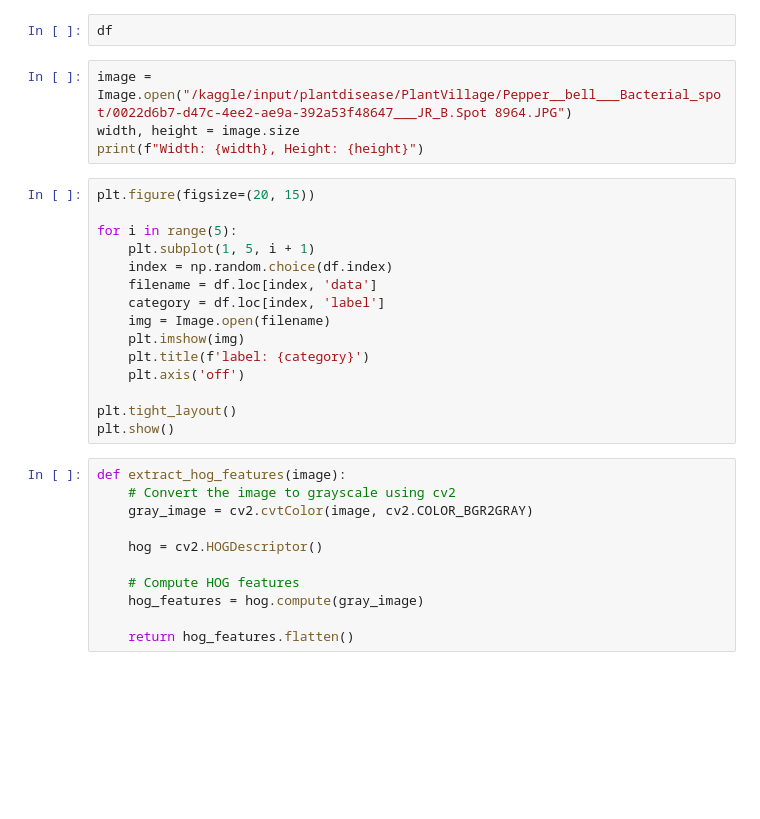
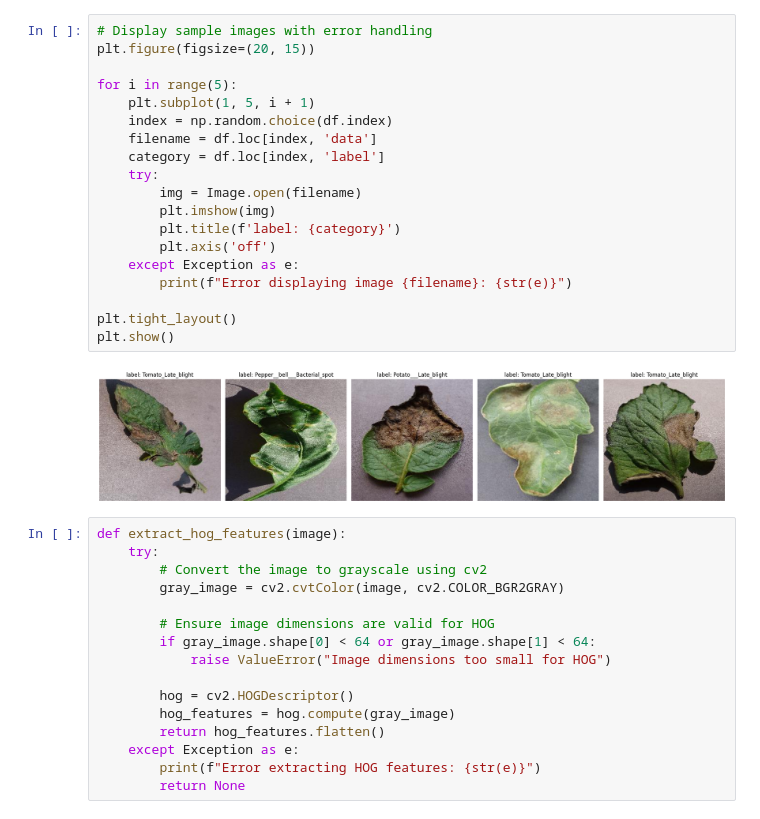
Before and after one commit to Janet-Pushpa/Plant-disease-detection, a Jupyter notebook: plantvillage-classification.ipynb, the cells around one changed output. Cells and saved outputs as stored; diff of their text form; blank space fills up the shorter version.

```diff
--- a/plantvillage-classification.ipynb
+++ b/plantvillage-classification.ipynb
@@ -46,34 +81,39 @@ df = pd.DataFrame({'data': data, 'label': labels})
-# %%
-df
-# %%
-image = Image.open("/kaggle/input/plantdisease/PlantVillage/Pepper__bell___Bacterial_spot/0022d6b7-d47c-4ee2-ae9a-392a53f48647___JR_B.Spot 8964.JPG")
-width, height = image.size
-print(f"Width: {width}, Height: {height}")
 # %%
+# Display sample images with error handling
 plt.figure(figsize=(20, 15))
 
 for i in range(5):
     plt.subplot(1, 5, i + 1)
     index = np.random.choice(df.index)
     filename = df.loc[index, 'data']
     category = df.loc[index, 'label']
-    img = Image.open(filename)
-    plt.imshow(img)
-    plt.title(f'label: {category}')
-    plt.axis('off')
+    try:
+        img = Image.open(filename)
+        plt.imshow(img)
+        plt.title(f'label: {category}')
+        plt.axis('off')
+    except Exception as e:
+        print(f"Error displaying image {filename}: {str(e)}")
 
 plt.tight_layout()
 plt.show()
+# %% [output]
+[figure, added]
 # %%
 def extract_hog_features(image):
-    # Convert the image to grayscale using cv2
-    gray_image = cv2.cvtColor(image, cv2.COLOR_BGR2GRAY)
+    try:
+        # Convert the image to grayscale using cv2
+        gray_image = cv2.cvtColor(image, cv2.COLOR_BGR2GRAY)
 
-    hog = cv2.HOGDescriptor()
+        # Ensure image dimensions are valid for HOG
+        if gray_image.shape[0] < 64 or gray_image.shape[1] < 64:
+            raise ValueError("Image dimensions too small for HOG")
 
-    # Compute HOG features
-    hog_features = hog.compute(gray_image)
-
-    return hog_features.flatten()
+        hog = cv2.HOGDescriptor()
+        hog_features = hog.compute(gray_image)
+        return hog_features.flatten()
+    except Exception as e:
+        print(f"Error extracting HOG features: {str(e)}")
+        return None
 # %%
 df_shuffled = df.sample(frac=1, random_state=42).reset_index(drop=True)
```
Also changed, not shown: parts of 26 cells of this notebook, 1 other file.
